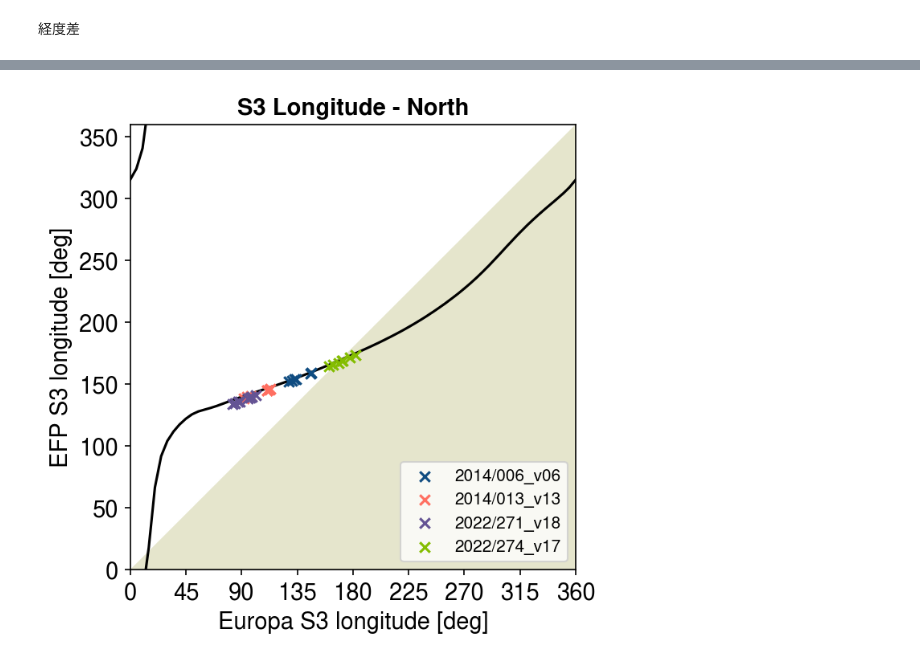
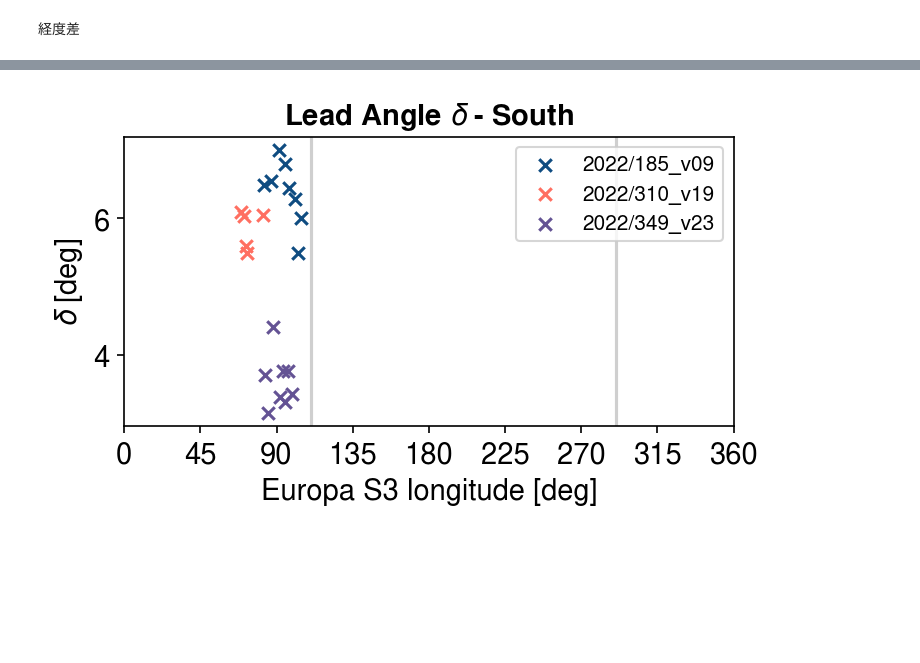
Before and after one commit to ShinnosukeSatoh/HST_Jupiter_footprints, a Jupyter notebook: photometry_plot.ipynb, the cells around one changed output, grey strips where cells are left out. Drawn from its saved outputs; the diff is of its cells as text; code cells hidden in the pictures; blank space fills up the shorter version.

Commit message:
Lead angle calculation added.

```diff
--- a/photometry_plot.ipynb
+++ b/photometry_plot.ipynb
@@ -133,7 +133,7 @@ plt.show()
 # %% [markdown]
 スポット内トータル
 # %%
-hem = 'North'
+hem = 'South'
 if hem == 'North':
     doy = north_doy
 elif hem == 'South':
@@ -145,7 +145,7 @@ fontsize = 14
 fig, ax = plt.subplots(2,1, figsize=(5,5), dpi=150)
 ax[0].set_title('Total Brightness - '+hem, weight='bold', fontsize=fontsize)
 ax[0].set_xlim(0,360)
-ax[0].set_ylim(0,400)
+ax[0].set_ylim(0,600)
 # ax.set_yticks(np.linspace(-10,200,5))
 # ax.set_yticklabels(np.linspace(-10,200,5))
 ax[0].set_xticks(np.linspace(0,360,9))
@@ -166,11 +166,11 @@ for i in range(len(doy)):
     ax[0].scatter(moons30_arr, b0_arr+b1_arr, marker='x', c=cpalette[i], label=doy[i], zorder=1)
 ax[0].axvline(x=110.61452513966482, color='#cfcfcf', zorder=0.5)
 ax[0].axvline(x=110.61452513966482+180, color='#cfcfcf', zorder=0.5)
-ax[0].legend()
+ax[0].legend(loc='upper right')
 
 ax[1].set_title('Total Brightness - '+hem, weight='bold', fontsize=fontsize)
 ax[1].set_xlim(0,360)
-ax[1].set_ylim(0,400)
+ax[1].set_ylim(0,600)
 # ax.set_yticks(np.linspace(-10,200,5))
 # ax.set_yticklabels(np.linspace(-10,200,5))
 ax[1].set_xticks(np.linspace(0,360,9))
@@ -191,7 +191,7 @@ for i in range(len(doy)):
     ax[1].scatter(moons30_ave, b0_ave+b1_ave, marker='x', c=cpalette[i], label=doy[i]+' ave.', zorder=1)
 ax[1].axvline(x=110.61452513966482, color='#cfcfcf', zorder=0.5)
 ax[1].axvline(x=110.61452513966482+180, color='#cfcfcf', zorder=0.5)
-ax[1].legend()
+ax[1].legend(loc='upper right')
 fig.tight_layout()
 plt.show()
 # %% [output]
@@ -199,7 +199,7 @@ plt.show()
 # %% [markdown]
 ローカルのバックグラウンド
 # %%
-hem = 'North'
+hem = 'South'
 if hem == 'North':
     doy = north_doy
 elif hem == 'South':
@@ -211,7 +211,7 @@ fontsize = 14
 fig, ax = plt.subplots(2,1, figsize=(5,5), dpi=150)
 ax[0].set_title('Local Background - '+hem, weight='bold', fontsize=fontsize)
 ax[0].set_xlim(0,360)
-ax[0].set_ylim(0,200)
+ax[0].set_ylim(0,300)
 # ax.set_yticks(np.linspace(-10,200,5))
 # ax.set_yticklabels(np.linspace(-10,200,5))
 ax[0].set_xticks(np.linspace(0,360,9))
@@ -232,11 +232,11 @@ for i in range(len(doy)):
     ax[0].scatter(moons30_arr, b1_arr, marker='x', c=cpalette[i], label=doy[i], zorder=1)
 ax[0].axvline(x=110.61452513966482, color='#cfcfcf', zorder=0.5)
 ax[0].axvline(x=110.61452513966482+180, color='#cfcfcf', zorder=0.5)
-ax[0].legend()
+ax[0].legend(loc='upper right')
 
 ax[1].set_title('Local Background - '+hem, weight='bold', fontsize=fontsize)
 ax[1].set_xlim(0,360)
-ax[1].set_ylim(0,200)
+ax[1].set_ylim(0,300)
 # ax.set_yticks(np.linspace(-10,200,5))
 # ax.set_yticklabels(np.linspace(-10,200,5))
 ax[1].set_xticks(np.linspace(0,360,9))
@@ -257,7 +257,7 @@ for i in range(len(doy)):
     ax[1].scatter(moons30_ave, b1_ave, marker='x', c=cpalette[i], label=doy[i]+' ave.', zorder=1)
 ax[1].axvline(x=110.61452513966482, color='#cfcfcf', zorder=0.5)
 ax[1].axvline(x=110.61452513966482+180, color='#cfcfcf', zorder=0.5)
-ax[1].legend()
+ax[1].legend(loc='upper right')
 fig.tight_layout()
 plt.show()
 # %% [output]
@@ -267,5 +397,5 @@ plt.show()
 # %%
-hem = 'North'
+hem = 'South'
 
 # JRM33
 satovalN = np.recfromtxt('data/JRM33/satellite_foot_N.txt', skip_header=3,
@@ -285,6 +415,10 @@ if hem == 'North':
     euwlon0[3] += 360
     euwlon1[0] += -360
 
+    wlon0 = copy.copy(satovalN.wlon)
+    euwlon0 = copy.copy(satovalN.euwlon)
+    euwlon0[0:3] += -360
+
 # 南半球
 elif hem == 'South':
     doy = south_doy
@@ -296,42 +430,10 @@ elif hem == 'South':
     euwlon0[-1] += 360
     euwlon1[0] += -360
 
-# EFP Longitude
-fontsize = 14
-fig, ax = plt.subplots(1,1,dpi=150)
-ax.set_aspect('equal')
-ax.set_title('S3 Longitude - '+hem, weight='bold', fontsize=fontsize)
-ax.set_xlim(0,360)
-ax.set_ylim(0,360)
-# ax.set_yticks(np.linspace(-10,200,5))
-# ax.set_yticklabels(np.linspace(-10,200,5))
-ax.set_xticks(np.linspace(0,360,9))
-ax.set_xticklabels(np.linspace(0,360,9, dtype=int))
-ax.set_xlabel('Europa S3 longitude [deg]', fontsize=fontsize)
-ax.set_ylabel('EFP S3 longitude [deg]', fontsize=fontsize)
-ax.tick_params(axis='x', labelsize=fontsize)
-ax.tick_params(axis='y', labelsize=fontsize)
-for i in range(len(doy)):
-    csvname0 = 'img/red3/EUROPA/'+doy[i]+'/brightness.csv'
-    utc, b0_arr, b1_arr, efplat0_arr, efpwlong0_arr, moons30_arr = load(csvname0)
-    idx = np.where(b0_arr>0)
-    efplat0_arr = efplat0_arr[idx]
-    efpwlong0_arr = efpwlong0_arr[idx]
-    moons30_arr = moons30_arr[idx]
-    b0_arr = b0_arr[idx]
-    b1_arr = b1_arr[idx]
-    ax.scatter(moons30_arr, efpwlong0_arr, marker='x', c=cpalette[i], label=doy[i], zorder=1)
-    # ax.plot(moons30_arr, moons30_arr-efpwlong0_arr, color=cpalette[i])
-ax.fill_between([0, 360], [0, 360], facecolor='olive', alpha=0.20, zorder=0.1)
-ax.plot(wlon0, euwlon0, color='k', zorder=0.5)
-ax.plot(wlon1, euwlon1, color='k', zorder=0.5)
-ax.legend()
-plt.show()
-
 # System III Difference
 fontsize = 14
 fig, ax = plt.subplots(1,1, figsize=(5,3), dpi=150)
-ax.set_title('S3 Difference $\\Delta\\lambda_{\\mathrm{III}}$ - '+hem, weight='bold', fontsize=fontsize)
+ax.set_title('Lead Angle $\\delta$ - '+hem, weight='bold', fontsize=fontsize)
 ax.set_xlim(0,360)
 # ax.set_ylim(0,200)
 # ax.set_yticks(np.linspace(-10,200,5))
@@ -339,52 +441,62 @@ ax.set_xlim(0,360)
 ax.set_xticks(np.linspace(0,360,9))
 ax.set_xticklabels(np.linspace(0,360,9, dtype=int))
 ax.set_xlabel('Europa S3 longitude [deg]', fontsize=fontsize)
-ax.set_ylabel('$\\Delta\\lambda_{\\mathrm{III}}$ (Moon-Spot) [deg]', fontsize=fontsize)
+ax.set_ylabel('$\\delta$ [deg]', fontsize=fontsize)
 ax.tick_params(axis='x', labelsize=fontsize)
 ax.tick_params(axis='y', labelsize=fontsize)
 for i in range(len(doy)):
     csvname0 = 'img/red3/EUROPA/'+doy[i]+'/brightness.csv'
     utc, b0_arr, b1_arr, efplat0_arr, efpwlong0_arr, moons30_arr = load(csvname0)
+    JRM33wlong_arr = np.zeros(len(utc))
+    for j in range(len(utc)):
+        JRM33_s3moon, JRM33_s3wlon, JRM33_s3lat = ftpS3.ftpS3().FP(utc[j], satoval, 'EUROPA')
+        JRM33wlong_arr[j] = JRM33_s3wlon
     idx = np.where(b0_arr>0)
     efplat0_arr = efplat0_arr[idx]
     efpwlong0_arr = efpwlong0_arr[idx]
     moons30_arr = moons30_arr[idx]
     b0_arr = b0_arr[idx]
     b1_arr = b1_arr[idx]
-    ax.scatter(moons30_arr, moons30_arr-efpwlong0_arr, marker='x', c=cpalette[i], label=doy[i], zorder=1)
+    JRM33wlong_arr = JRM33wlong_arr[idx]
+    ax.scatter(moons30_arr, JRM33wlong_arr-efpwlong0_arr, marker='x', c=cpalette[i], label=doy[i], zorder=1)
     # ax[0].plot(moons30_arr, moons30_arr-efpwlong0_arr, color=cpalette[i])
 ax.axvline(x=110.61452513966482, color='#cfcfcf', zorder=0.5)
 ax.axvline(x=110.61452513966482+180, color='#cfcfcf', zorder=0.5)
-ax.legend()
+ax.legend(loc='upper right')
 fig.tight_layout()
 plt.show()
 
 # System III Difference vs Brightness
 fontsize = 14
 fig, ax = plt.subplots(1,1, figsize=(5,3), dpi=150)
 ax.set_title('EFP Brightness - '+hem, weight='bold', fontsize=fontsize)
 # ax.set_xlim(0,360)
 ax.set_ylim(0,300)
 # ax.set_yticks(np.linspace(-10,200,5))
 # ax.set_yticklabels(np.linspace(-10,200,5))
 # ax.set_xticks(np.linspace(0,360,9))
 # ax.set_xticklabels(np.linspace(0,360,9, dtype=int))
-ax.set_xlabel('$\\Delta\\lambda_{\\mathrm{III}}$ (Moon - Spot) [deg]', fontsize=fontsize)
+ax.set_xlabel('Lead angle $\\delta$ [deg]', fontsize=fontsize)
 ax.set_ylabel('Intensity [kR]', fontsize=fontsize)
 ax.tick_params(axis='x', labelsize=fontsize)
 ax.tick_params(axis='y', labelsize=fontsize)
 for i in range(len(doy)):
     csvname0 = 'img/red3/EUROPA/'+doy[i]+'/brightness.csv'
     utc, b0_arr, b1_arr, efplat0_arr, efpwlong0_arr, moons30_arr = load(csvname0)
+    JRM33wlong_arr = np.zeros(len(utc))
+    for j in range(len(utc)):
+        JRM33_s3moon, JRM33_s3wlon, JRM33_s3lat = ftpS3.ftpS3().FP(utc[j], satoval, 'EUROPA')
+        JRM33wlong_arr[j] = JRM33_s3wlon
     idx = np.where(b0_arr>0)
     efplat0_arr = efplat0_arr[idx]
     efpwlong0_arr = efpwlong0_arr[idx]
     moons30_arr = moons30_arr[idx]
     b0_arr = b0_arr[idx]
     b1_arr = b1_arr[idx]
-    ax.scatter(moons30_arr-efpwlong0_arr, b0_arr, marker='x', c=cpalette[i], label=doy[i], zorder=1)
+    JRM33wlong_arr = JRM33wlong_arr[idx]
+    ax.scatter(JRM33wlong_arr-efpwlong0_arr, b0_arr, marker='x', c=cpalette[i], label=doy[i], zorder=1)
 ax.legend(loc='center left', bbox_to_anchor=(1., .5))
 fig.tight_layout()
 plt.show()
 # %% [output]
-[figure, old version]
+[figure, new version]
```
Also changed, not shown: parts of 7 cells of this notebook.
